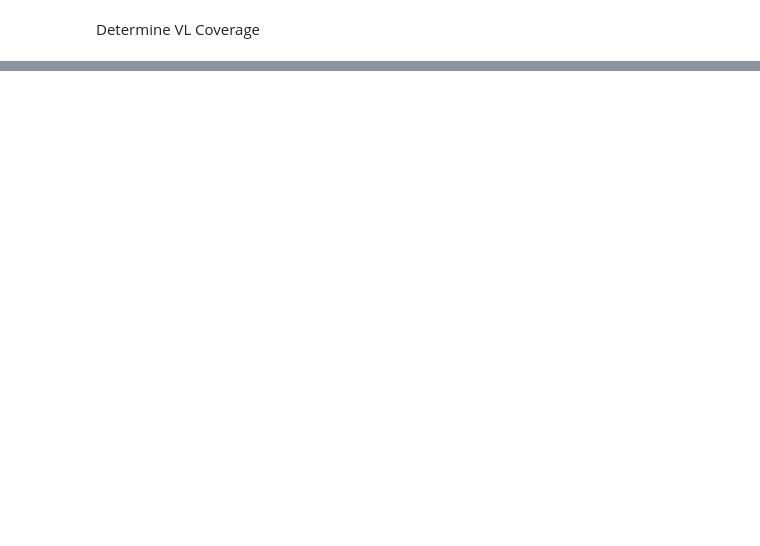
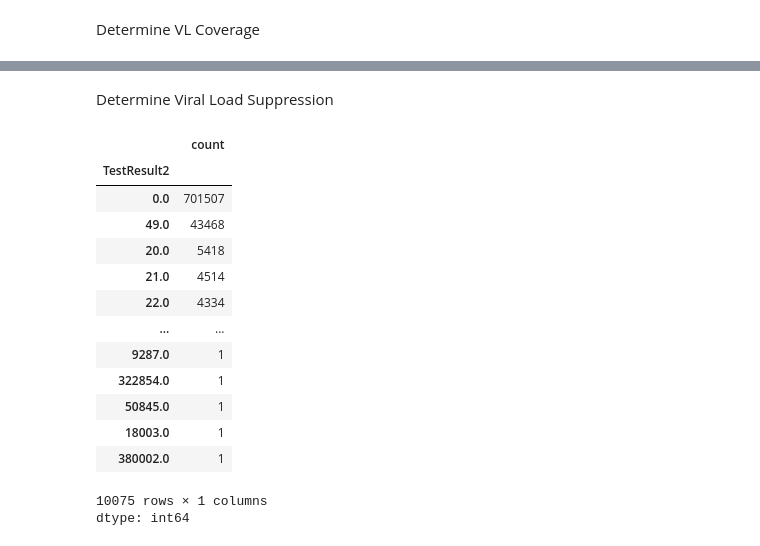
Before and after one commit to FridaOyucho/Viral-Load-Coverage-and-Suppression-Analysis, a Jupyter notebook: VL_Analysis.ipynb, the cells around one changed output, grey strips where cells are left out. Saved outputs shown, nothing was run; the diff lists cells and outputs as text; code cells hidden in the pictures; blank space fills up the shorter version.

```diff
--- a/VL_Analysis.ipynb
+++ b/VL_Analysis.ipynb
@@ -533,3 +533,14 @@ merged.to_csv(
     '/content/drive/MyDrive/Merged_ART_VL.csv',
     index=False
 )
+# %%
+#Pull Merged Data
+#Identify the  Merged File Path
+'/content/drive/MyDrive/Merged_ART_VL.csv'
+
+#Loading VL data
+file_path = "/content/drive/MyDrive/Merged_ART_VL.csv"
+
+Merged = pd.read_csv(file_path)
+
+Merged.head()
@@ -537,0 +569,20 @@ Determine VL Coverage
+# %%
+# Compute current age at reporting period
+ref_date = pd.to_datetime('2026-09-30')
+Merged['DOB'] = pd.to_datetime(Merged['DOB'])
+Merged['CurrentAge'] = (ref_date - Merged['DOB']).dt.days / 365.25
+# %%
+# Classify Clients According to Programme Rules ---
+conditions = [
+    (Merged['CalculatedEligible4VL'] == 0),
+    (Merged['CalculatedEligible4VL'] == 1) & (Merged['CalculatedHasValidVL'] == 1),
+    (Merged['CalculatedEligible4VL'] == 1) & (Merged['CalculatedHasValidVL'] == 0)
+]
+
+categories = [
+    'Not Eligible for VL (<3M on ART)',
+    'VL Covered (Valid Result Documented)',
+    'VL Gap (Eligible but No Valid Result)'
+]
+# %%
+Merged['VLCoverageStatus'] = np.select(conditions, categories, default='Unknown')
@@ -537,0 +598,20 @@ Determine VL Coverage
+# %% [markdown]
+Determine Viral Load Suppression
+# %%
+Merged['TestResult2'].value_counts()
+# %% [output]
+|  | count |
+| TestResult2 |  |
+| 0.0 | 701507 |
+| 49.0 | 43468 |
+| 20.0 | 5418 |
+| 21.0 | 4514 |
+| 22.0 | 4334 |
+| ... | ... |
+| 9287.0 | 1 |
+| 322854.0 | 1 |
+| 50845.0 | 1 |
+| 18003.0 | 1 |
+| 380002.0 | 1 |
+10075 rows × 1 columns
+dtype: int64
```
Also changed, not shown: parts of 6 cells of this notebook.
